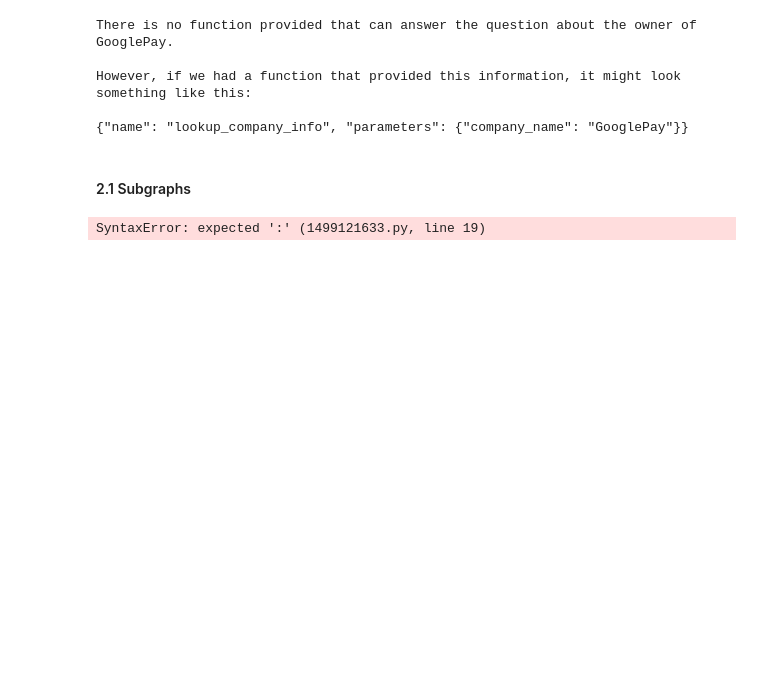
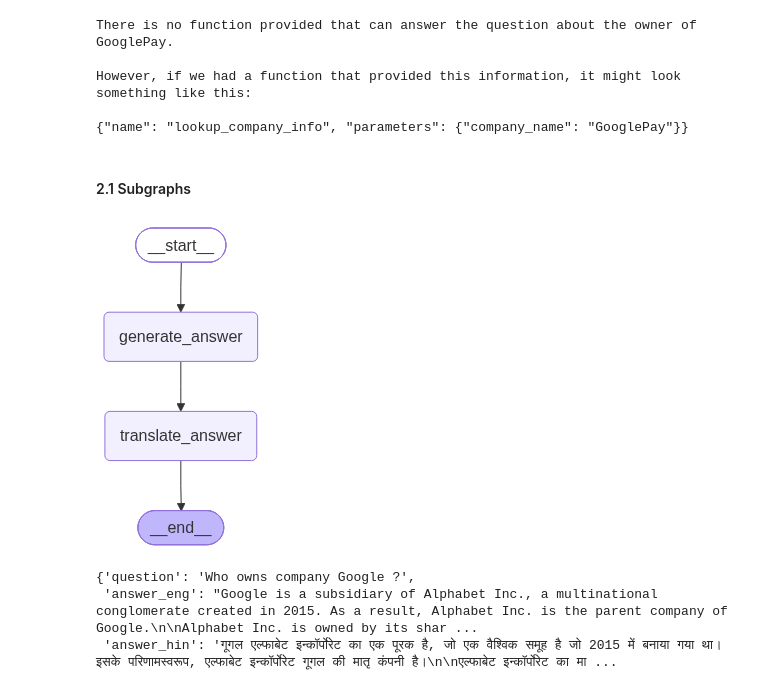
Before and after one commit to Shahrukh2016/LangChain_LangGraph_LangSmith_Revision, a Jupyter notebook: 2_Revision_LangGraph.ipynb, the cells around one changed output. Saved outputs shown, nothing was run; the diff lists cells and outputs as text; code cells hidden in the pictures; blank space fills up the shorter version.

Commit message:
Subgraphs

```diff
--- a/2_Revision_LangGraph.ipynb
+++ b/2_Revision_LangGraph.ipynb
@@ -859,29 +864,76 @@ However, if we had a function that provided this information, it might look some
 # %%
 #### Importing libraries
 from langchain_ollama import ChatOllama
 from langgraph.graph import StateGraph, START, END
 from typing import TypedDict, Annotated
 from pydantic import BaseModel, Field
 
-#### Initializing LLM
-model = ChatOllama(model = 'llama3.1')
+################################################################################################################
 
 #### Defining Sub State
 class SubState(TypedDict):
   input_text: str
   translated_text: str
 
-#### Initializing Sub graph LLM
+#### Initializing Subgraph LLM
 subgraph_model = ChatOllama(model = 'llama3.1')
 
 #### Defining function used for subgraph
 def translated_text(state: SubState):
   prompt = f'''
   Translate the following text in hindi. Do not add extra thing from your end: \n {state["input_text"]}
   '''
   response = subgraph_model.invoke(prompt).content
   return {"translated_text" : response}
 
 #### Initiating graoh and edges
+sub_graph = StateGraph(SubState)
+
+sub_graph.add_node("translated_text", translated_text)
+
+sub_graph.add_edge(START, "translated_text")
+sub_graph.add_edge("translated_text", END)
+
+#### Compiling the subgraph
+sub_workflow = sub_graph.compile()
+
+################################################################################################################
+
+
+#### Defining  State
+class ParentState(TypedDict):
+  question: str
+  answer_eng: str
+  answer_hin: str
+
+#### Initializing Subgraph LLM
+parent_model = ChatOllama(model = 'llama3.1')
+
+#### Defining function used for subgraph
+def generate_answer(state: ParentState):
+  prompt = f'''
+  You are helpful AI assistent, answer clearly of the question: \n {state["question"]}
+  '''
+  response = parent_model.invoke(prompt).content
+  return {"answer_eng" : response}
+
+def translate_answer(state: ParentState):
+  response = sub_workflow.invoke({"input_text" : state["answer_eng"]})
+  return {"answer_hin" : response["translated_text"]}
+
+#### Initiating graoh and edges
+parent_graph = StateGraph(ParentState)
+
+parent_graph.add_node("generate_answer", generate_answer)
+parent_graph.add_node("translate_answer", translate_answer)
+
+
+parent_graph.add_edge(START, "generate_answer")
+parent_graph.add_edge("generate_answer", "translate_answer")
+parent_graph.add_edge("translate_answer", END)
+
+#### Compiling the subgraph
+parent_workflow = parent_graph.compile()
+parent_workflow
 # %% [output]
-SyntaxError: expected ':' (1499121633.py, line 19)
+[figure, added]
@@ -889,0 +940,10 @@ SyntaxError: expected ':' (1499121633.py, line 19)
+# %%
+initial_state = {
+    "question" : "Who owns company Google ?"
+}
+result = parent_workflow.invoke(initial_state)
+result
+# %% [output]
+{'question': 'Who owns company Google ?',
+ 'answer_eng': "Google is a subsidiary of Alphabet Inc., a multinational conglomerate created in 2015. As a result, Alphabet Inc. is the parent company of Google.\n\nAlphabet Inc. is owned by its shar ...
+ 'answer_hin': 'गूगल एल्फाबेट इन्कॉर्पोरेट का एक पूरक है, जो एक वैश्विक समूह है जो 2015 में बनाया गया था। इसके परिणामस्वरूप, एल्फाबेट इन्कॉर्पोरेट गूगल की मातृ कंपनी है।\n\nएल्फाबेट इन्कॉर्पोरेट का मा ...
```
Also changed, not shown: parts of 3 cells of this notebook.
